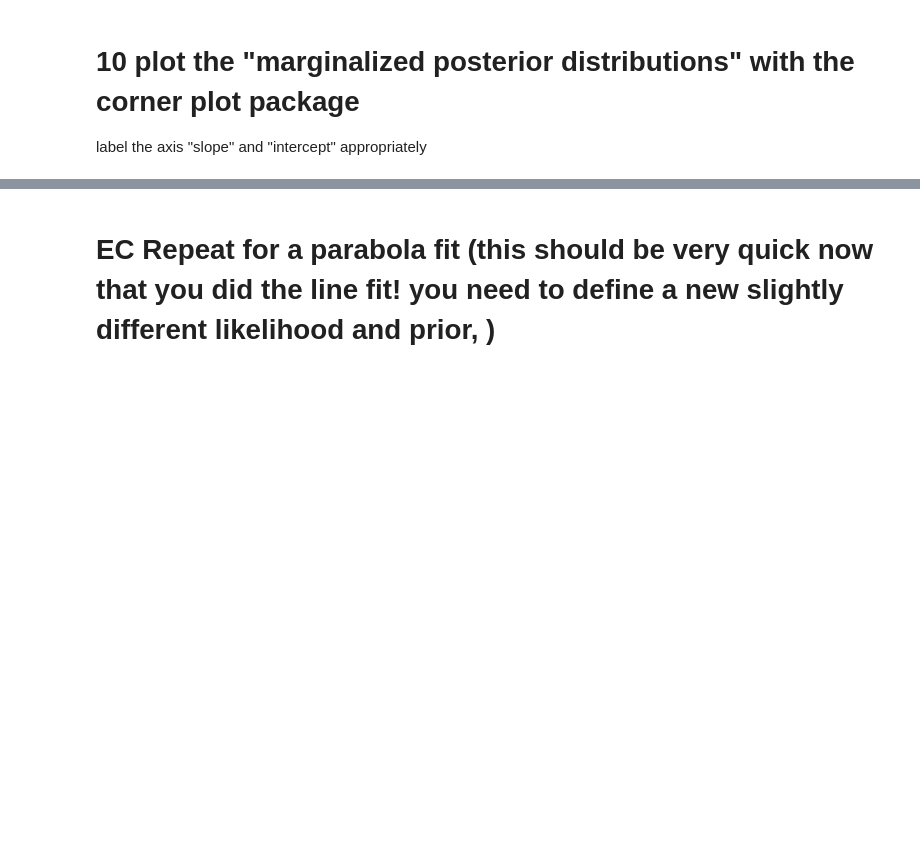
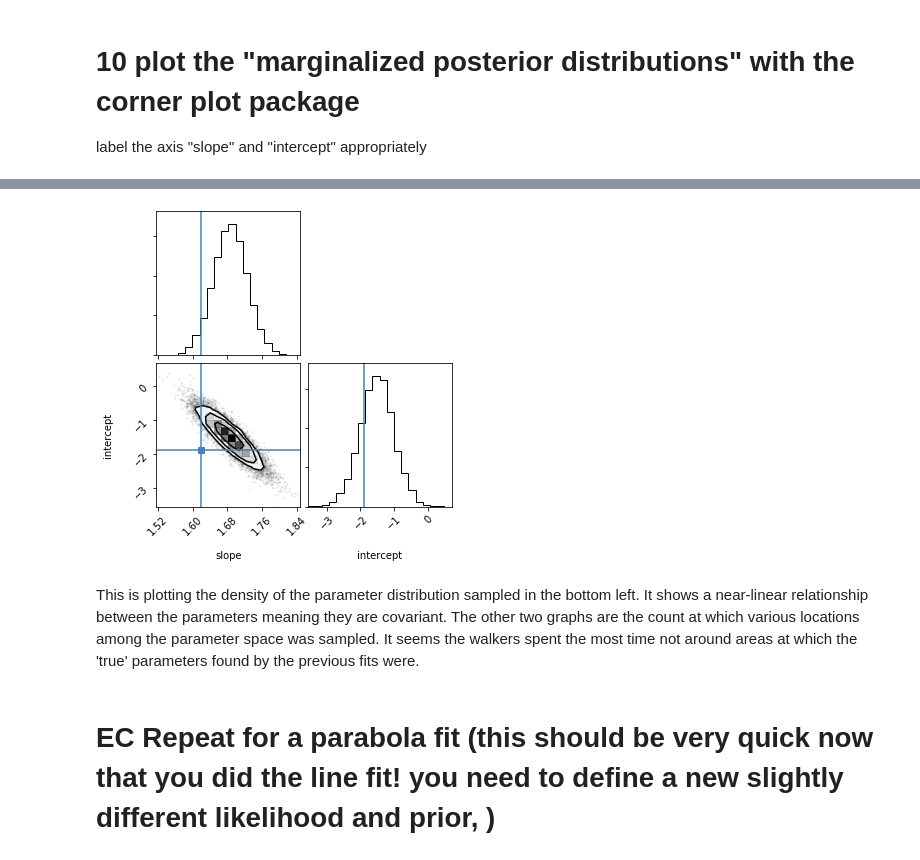
Before and after one commit to sheamusfitz/DSPS_zgermain, a Jupyter notebook: HW7_zgermain/LRtestAndMCMC.ipynb, the cells around one changed output, grey strips where cells are left out. Drawn from its saved outputs; the diff is of its cells as text; code cells hidden in the pictures; blank space fills up the shorter version.

```diff
--- a/HW7_zgermain/LRtestAndMCMC.ipynb
+++ b/HW7_zgermain/LRtestAndMCMC.ipynb
@@ -386,2 +419,9 @@ label the axis "slope" and "intercept" appropriately
+# %%
+flat_samples = sampler.get_chain(discard=50, thin=15, flat=True)
+cornerFig = corner.corner(flat_samples, labels=labels, truths=initParams);
+# %% [output]
+[figure, added]
+# %% [markdown]
+This is plotting the density of the parameter distribution sampled in the bottom left. It shows a near-linear relationship between the parameters meaning they are covariant. The other two graphs are the count at which various locations among the parameter space was sampled. It seems the walkers spent the most time not around areas at which the 'true' parameters found by the previous fits were.
 # %% [markdown]
 #  EC Repeat for a parabola fit (this should be very quick now that you did the line fit! you need to define a new slightly different likelihood and prior, )
```
Also changed, not shown: parts of 25 cells of this notebook.
